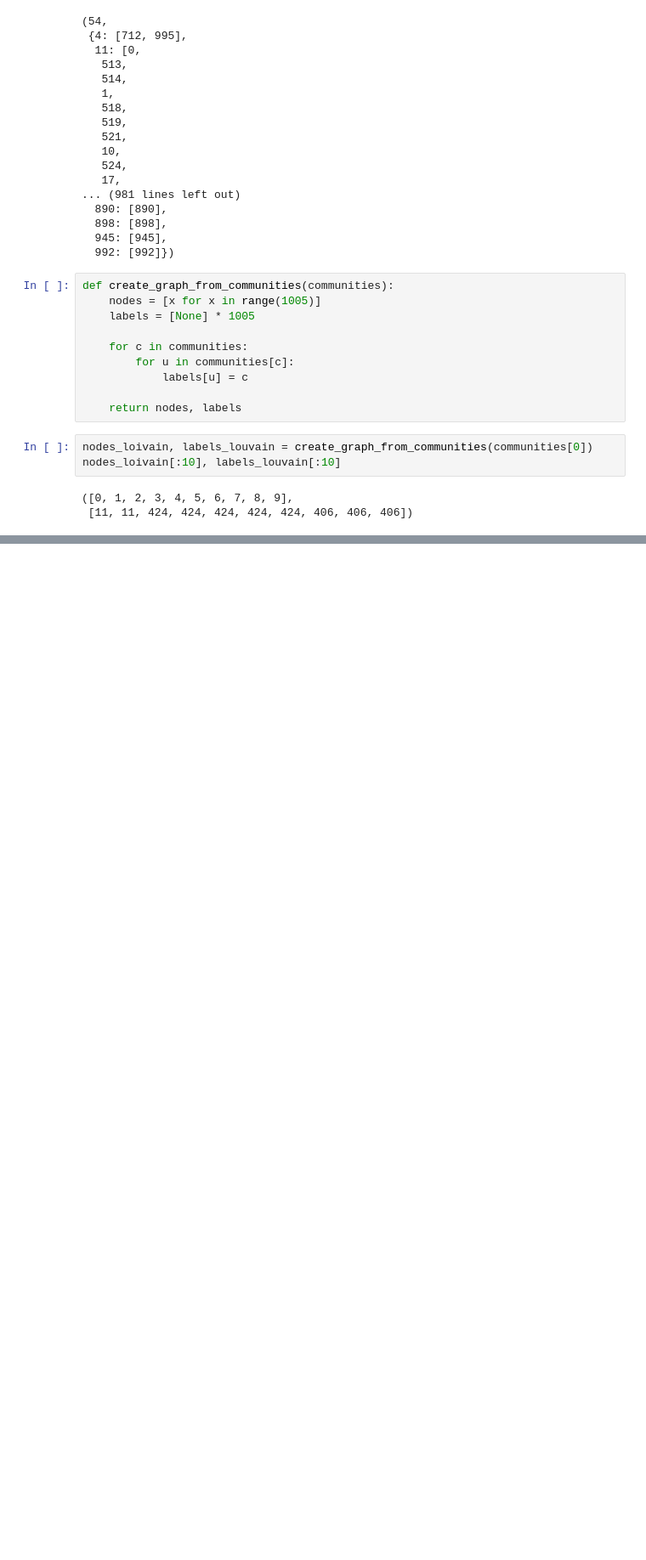
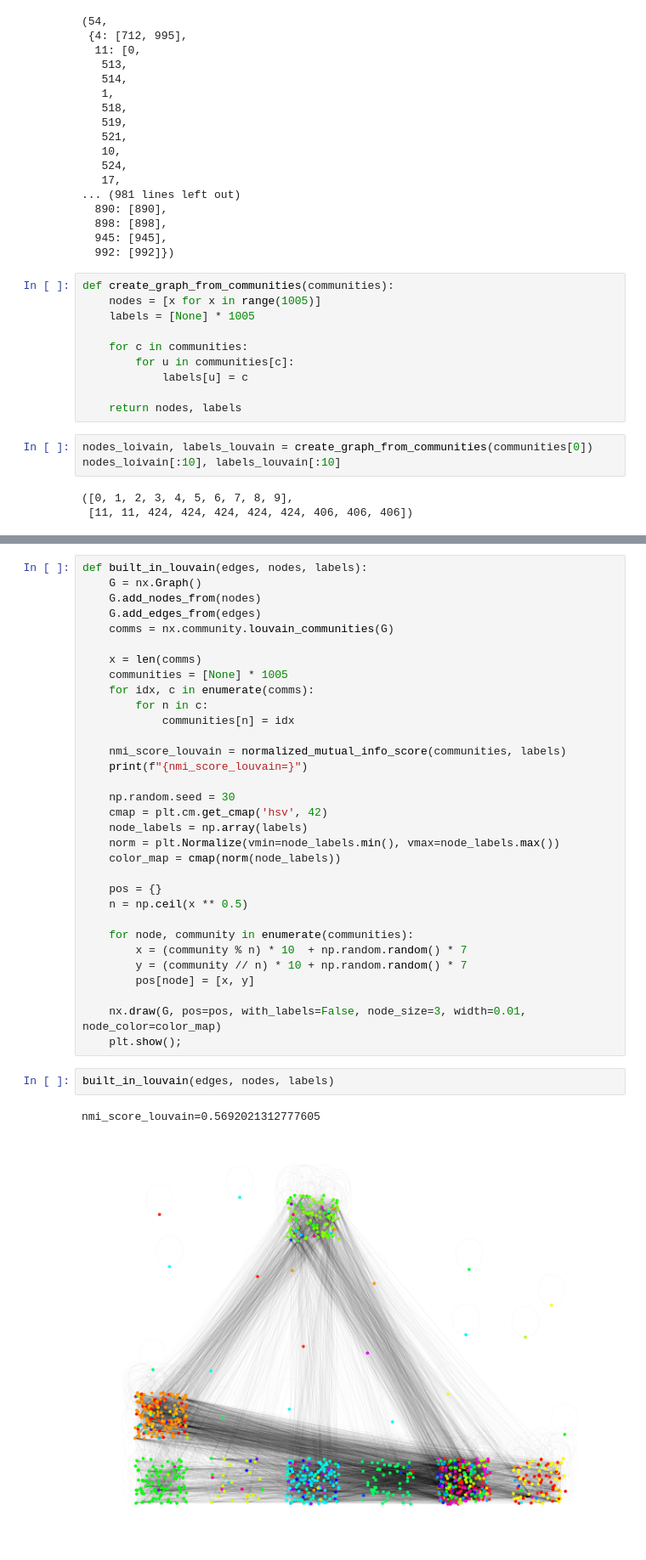
Before and after one commit to Michael-Data-Science-spec/community-detection, a Jupyter notebook: notebooks/louvain.ipynb, the cells around one changed output, grey strips where cells are left out. Shown at 85% size. Cells and saved outputs as stored; diff of their text form; blank space fills up the shorter version.

Commit message:
louvain

```diff
--- a/notebooks/louvain.ipynb
+++ b/notebooks/louvain.ipynb
@@ -148,0 +158,37 @@ visualize([], nodes_loivain, labels_louvain, 54)
+# %%
+def built_in_louvain(edges, nodes, labels):
+    G = nx.Graph()
+    G.add_nodes_from(nodes)
+    G.add_edges_from(edges)
+    comms = nx.community.louvain_communities(G)
+
+    x = len(comms)
+    communities = [None] * 1005
+    for idx, c in enumerate(comms):
+        for n in c:
+            communities[n] = idx
+
+    nmi_score_louvain = normalized_mutual_info_score(communities, labels)
+    print(f"{nmi_score_louvain=}")
+
+    np.random.seed = 30
+    cmap = plt.cm.get_cmap('hsv', 42)
+    node_labels = np.array(labels)
+    norm = plt.Normalize(vmin=node_labels.min(), vmax=node_labels.max())
+    color_map = cmap(norm(node_labels))
+
+    pos = {}
+    n = np.ceil(x ** 0.5)
+
+    for node, community in enumerate(communities):
+        x = (community % n) * 10  + np.random.random() * 7
+        y = (community // n) * 10 + np.random.random() * 7
+        pos[node] = [x, y]
+
+    nx.draw(G, pos=pos, with_labels=False, node_size=3, width=0.01, node_color=color_map)
+    plt.show();
+# %%
+built_in_louvain(edges, nodes, labels)
+# %% [output]
+nmi_score_louvain=0.5692021312777605
+[figure, added]
```
Also changed, not shown: parts of 5 cells of this notebook, 1 other file.
